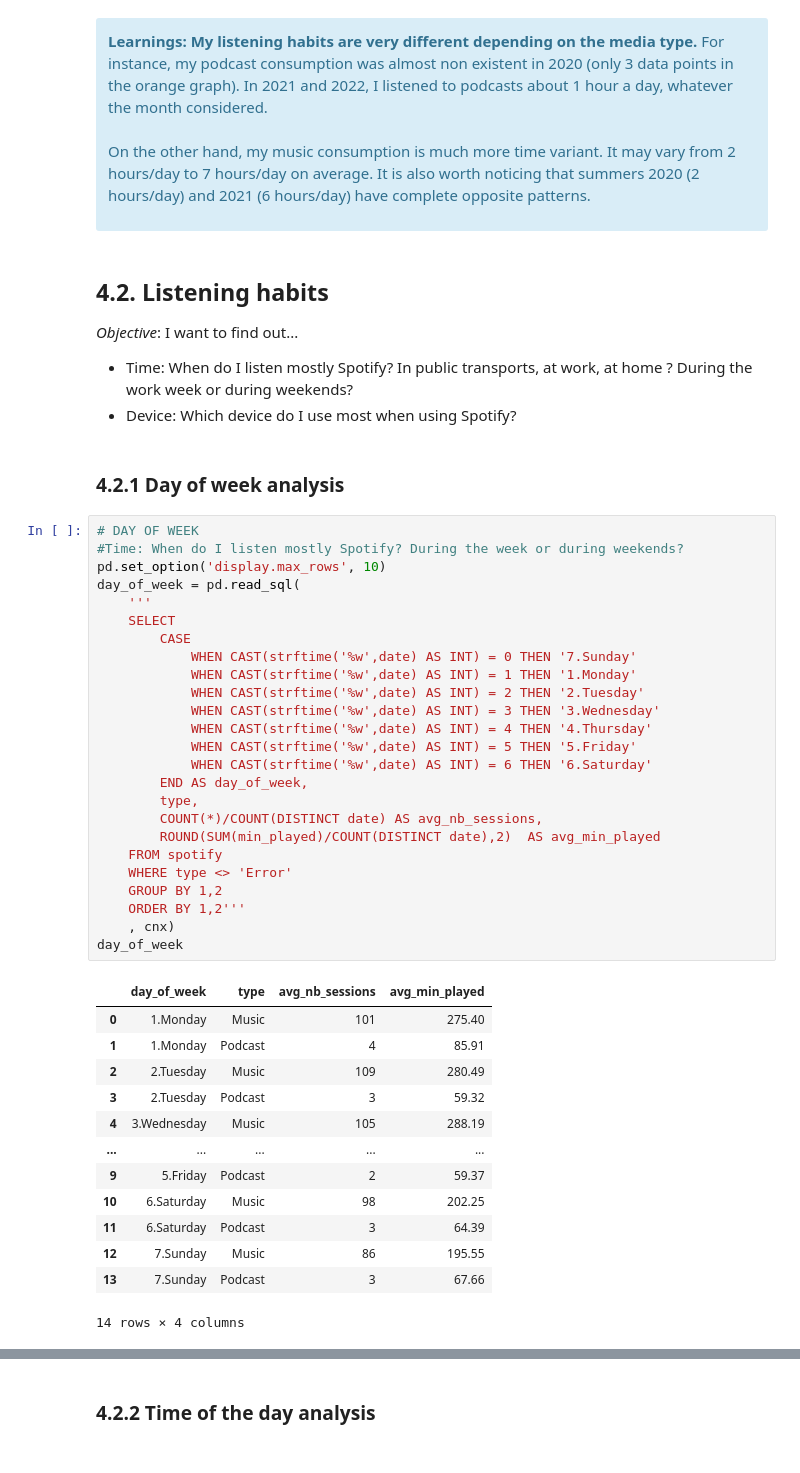
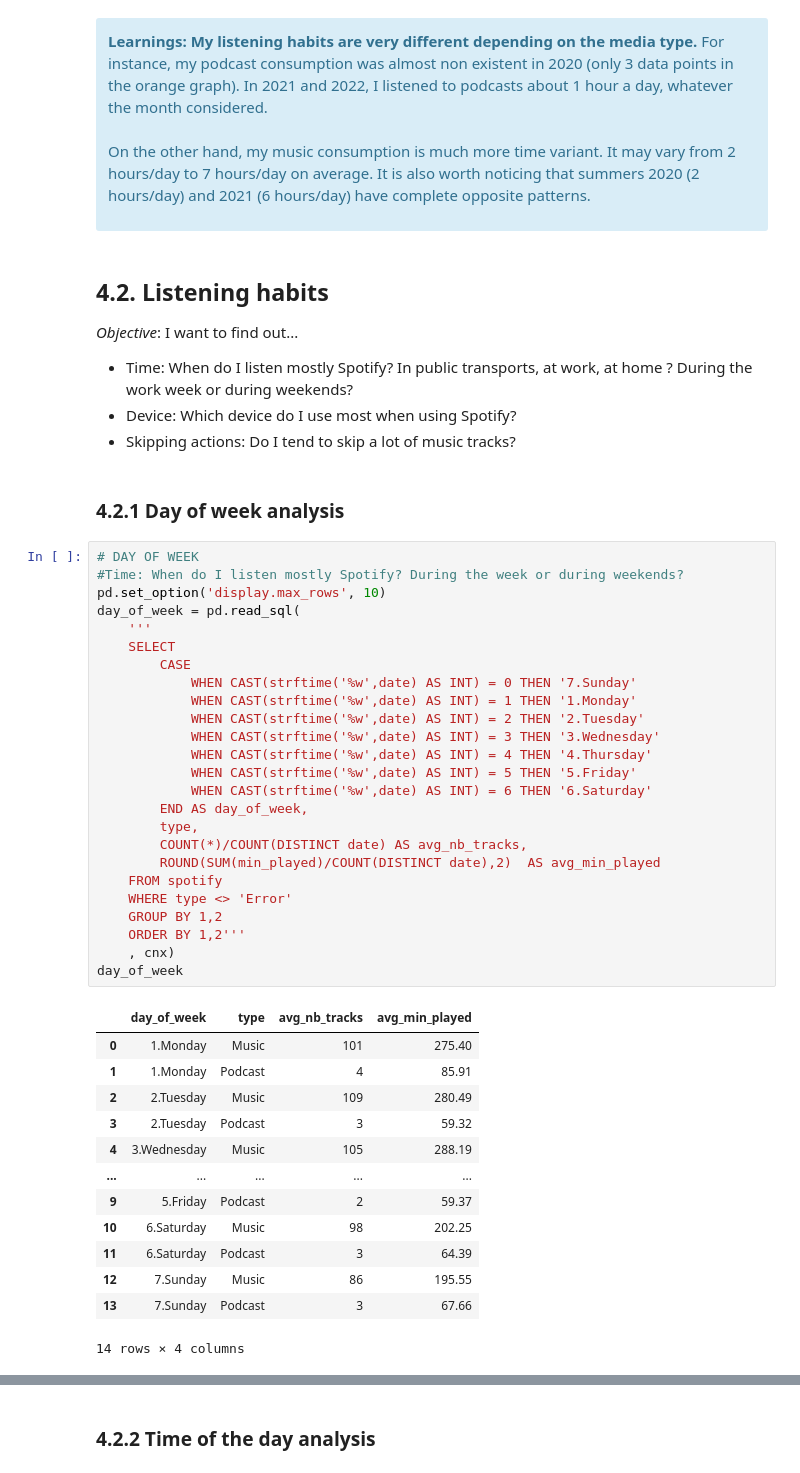
Before and after one commit to MargotMarchais/Spotify_wrapped, a Jupyter notebook: Spotify_analysis.ipynb, the cells around one changed output, grey strips where cells are left out. Drawn from its saved outputs; the diff is of its cells as text.

```diff
--- a/Spotify_analysis.ipynb
+++ b/Spotify_analysis.ipynb
@@ -312,35 +369,36 @@ relplt.fig.subplots_adjust(top=.9) # adjust the position of the global title
 *Objective*: I want to find out...
 * Time: When do I listen mostly Spotify? In public transports, at work, at home ? During the work week or during weekends?
 * Device: Which device do I use most when using Spotify?
+* Skipping actions: Do I tend to skip a lot of music tracks?
 # %% [markdown]
 ### 4.2.1 Day of week analysis
 # %%
 # DAY OF WEEK
 #Time: When do I listen mostly Spotify? During the week or during weekends?
 pd.set_option('display.max_rows', 10)
 day_of_week = pd.read_sql(
     '''
     SELECT
         CASE
             WHEN CAST(strftime('%w',date) AS INT) = 0 THEN '7.Sunday'
             WHEN CAST(strftime('%w',date) AS INT) = 1 THEN '1.Monday'
             WHEN CAST(strftime('%w',date) AS INT) = 2 THEN '2.Tuesday'
             WHEN CAST(strftime('%w',date) AS INT) = 3 THEN '3.Wednesday'
             WHEN CAST(strftime('%w',date) AS INT) = 4 THEN '4.Thursday'
             WHEN CAST(strftime('%w',date) AS INT) = 5 THEN '5.Friday'
             WHEN CAST(strftime('%w',date) AS INT) = 6 THEN '6.Saturday'
         END AS day_of_week,
         type,
-        COUNT(*)/COUNT(DISTINCT date) AS avg_nb_sessions,
+        COUNT(*)/COUNT(DISTINCT date) AS avg_nb_tracks,
         ROUND(SUM(min_played)/COUNT(DISTINCT date),2)  AS avg_min_played
     FROM spotify
     WHERE type <> 'Error'
     GROUP BY 1,2
     ORDER BY 1,2'''
     , cnx)
 day_of_week
 # %% [output]
-|  | day_of_week | type | avg_nb_sessions | avg_min_played |
+|  | day_of_week | type | avg_nb_tracks | avg_min_played |
 | 0 | 1.Monday | Music | 101 | 275.40 |
 | 1 | 1.Monday | Podcast | 4 | 85.91 |
 | 2 | 2.Tuesday | Music | 109 | 280.49 |
```
Also changed, not shown: parts of 32 cells of this notebook.
